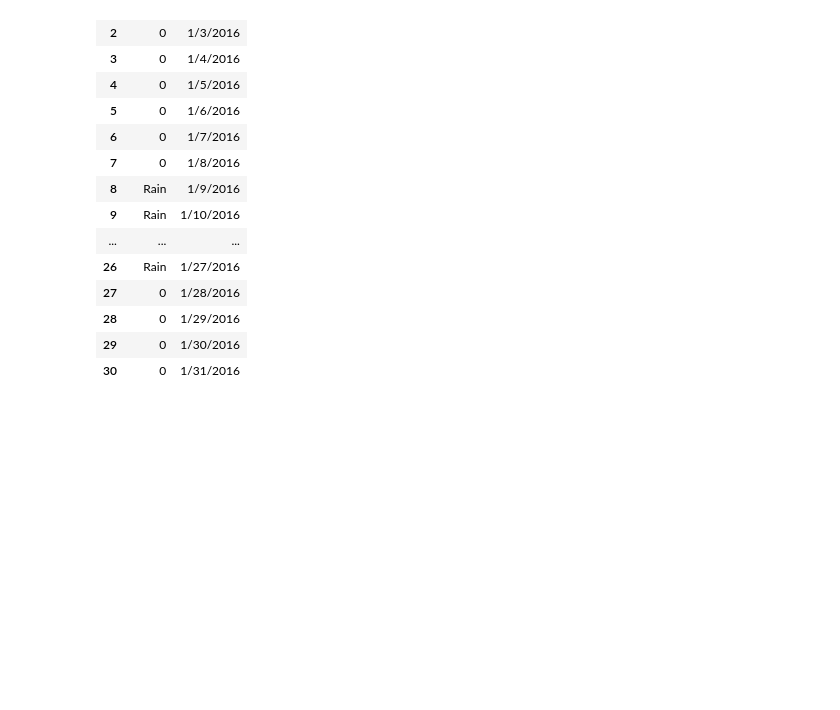
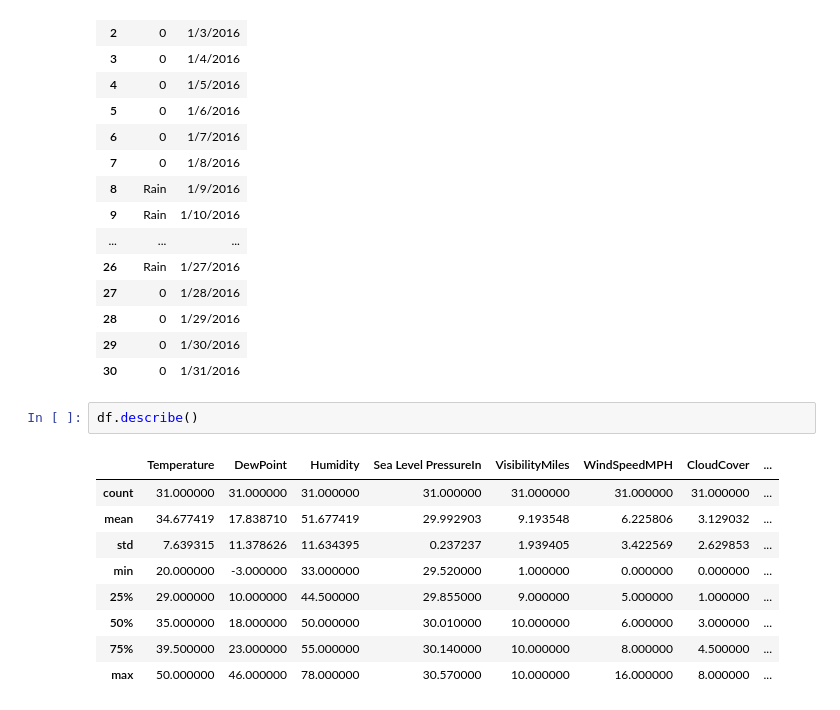
Before and after one commit to Nabila45/pandas, a Jupyter notebook: Learning_Pandas.ipynb, the cells around one changed output. Drawn from its saved outputs; the diff is of its cells as text; blank space fills up the shorter version.

```diff
--- a/Learning_Pandas.ipynb
+++ b/Learning_Pandas.ipynb
@@ -128,3 +128,15 @@ df[['Events','EST']]
 | 28 | 0 | 1/29/2016 |
 | 29 | 0 | 1/30/2016 |
 | 30 | 0 | 1/31/2016 |
+# %%
+df.describe()
+# %% [output]
+|  | Temperature | DewPoint | Humidity | Sea Level PressureIn | VisibilityMiles | WindSpeedMPH | CloudCover | ... |
+| count | 31.000000 | 31.000000 | 31.000000 | 31.000000 | 31.000000 | 31.000000 | 31.000000 | ... |
+| mean | 34.677419 | 17.838710 | 51.677419 | 29.992903 | 9.193548 | 6.225806 | 3.129032 | ... |
+| std | 7.639315 | 11.378626 | 11.634395 | 0.237237 | 1.939405 | 3.422569 | 2.629853 | ... |
+| min | 20.000000 | -3.000000 | 33.000000 | 29.520000 | 1.000000 | 0.000000 | 0.000000 | ... |
+| 25% | 29.000000 | 10.000000 | 44.500000 | 29.855000 | 9.000000 | 5.000000 | 1.000000 | ... |
+| 50% | 35.000000 | 18.000000 | 50.000000 | 30.010000 | 10.000000 | 6.000000 | 3.000000 | ... |
+| 75% | 39.500000 | 23.000000 | 55.000000 | 30.140000 | 10.000000 | 8.000000 | 4.500000 | ... |
+| max | 50.000000 | 46.000000 | 78.000000 | 30.570000 | 10.000000 | 16.000000 | 8.000000 | ... |
```
Also changed, not shown: parts of 18 cells of this notebook.
